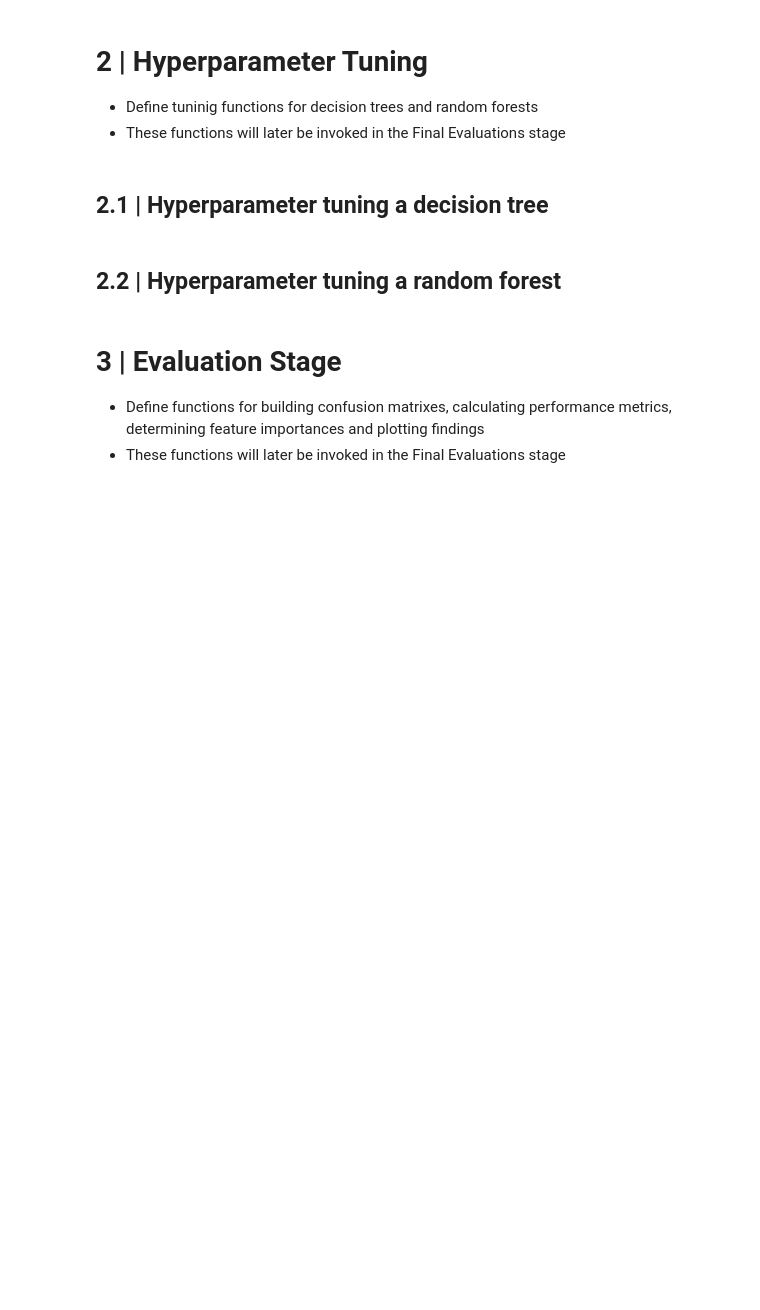
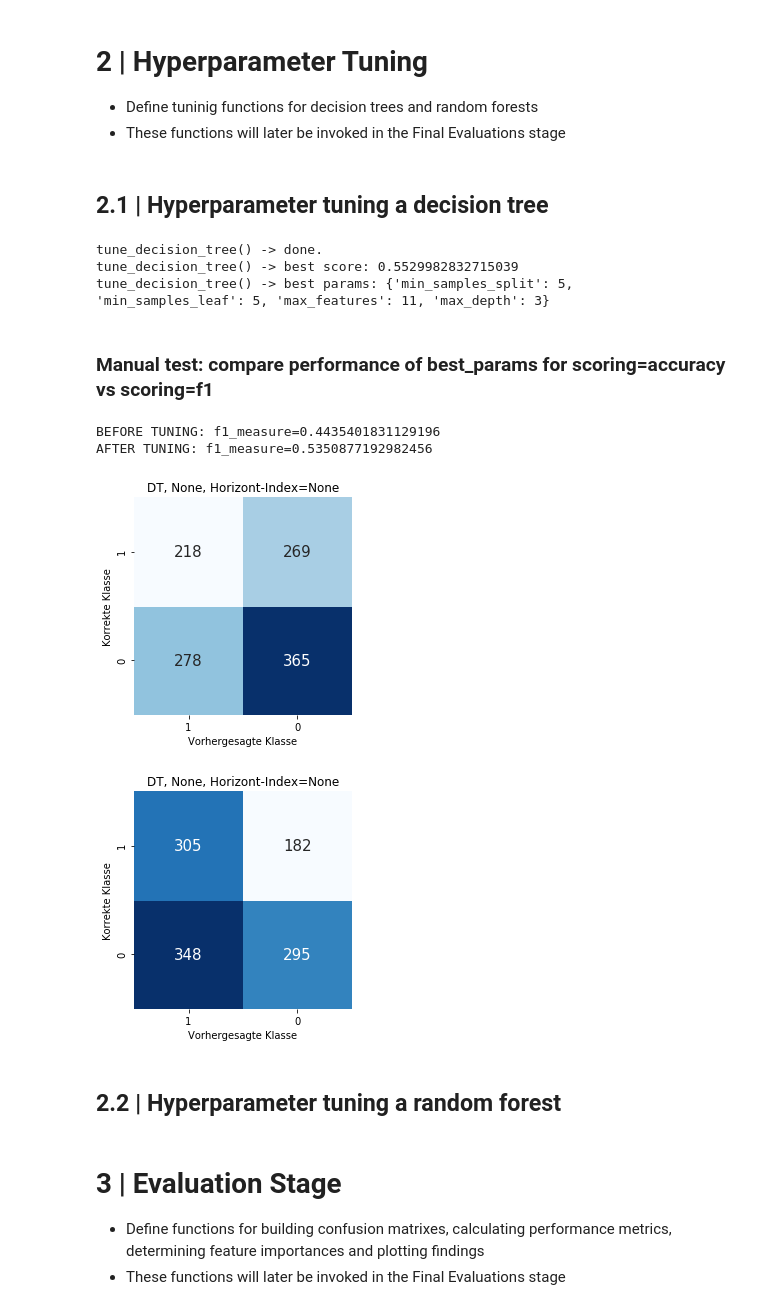
Before and after one commit to feschu/BSc-Thesis-ML, a Jupyter notebook: Evaluation of DT and RF Classifiers in the Financial Domain.ipynb, the cells around one changed output. Saved outputs shown, nothing was run; the diff lists cells and outputs as text; code cells hidden in the pictures; blank space fills up the shorter version.

Commit message:
Adjusted hyperparameter tuning methods to use f1 and TSCV to determine optimal values

```diff
--- a/Evaluation of DT and RF Classifiers in the Financial Domain.ipynb
+++ b/Evaluation of DT and RF Classifiers in the Financial Domain.ipynb
@@ -308,10 +308,32 @@ def tune_decision_tree(dt, X, y):
 
     return grid_search.best_estimator_
 # %%
-# stock_ticker, X_train, X_test, y_train, y_test = generate_train_test_data(AAPL_DATA, horizon_index=2, train_size=1)
-# clf = DecisionTreeClassifier(random_state=RANDOM_SEED)
-# dt_new = tune_decision_tree(clf, X_train, y_train)
+stock_ticker, X_train, X_test, y_train, y_test = generate_train_test_data(AAPL_DATA, horizon_index=2, train_size=1)
+clf = DecisionTreeClassifier(random_state=RANDOM_SEED)
+dt_new = tune_decision_tree(clf, X_train, y_train)
 # print("dt_new ist: " + str(dt_new))
+# %% [output]
+tune_decision_tree() -> done.
+tune_decision_tree() -> best score: 0.5529982832715039
+tune_decision_tree() -> best params: {'min_samples_split': 5, 'min_samples_leaf': 5, 'max_features': 11, 'max_depth': 3}
+# %% [markdown]
+### Manual test: compare performance of best_params for scoring=accuracy vs scoring=f1
+# %%
+stock_ticker, X_train, X_test, y_train, y_test = generate_train_test_data(XRX_DATA, horizon_index=4, train_size=1)
+clf = DecisionTreeClassifier(random_state=RANDOM_SEED)
+
+y_act, y_pred = apply_tscv(clf, X_train, y_train, return_predictions=True, tuning=False)
+precision, recall, f1_measure = calculate_confusion_metrics(y_act, y_pred)
+print("BEFORE TUNING: f1_measure=" + str(f1_measure))
+
+y_act, y_pred = apply_tscv(clf, X_train, y_train, return_predictions=True, tuning=True)
+precision, recall, f1_measure = calculate_confusion_metrics(y_act, y_pred)
+print("AFTER TUNING: f1_measure=" + str(f1_measure))
+# %% [output]
+BEFORE TUNING: f1_measure=0.4435401831129196
+AFTER TUNING: f1_measure=0.5350877192982456
+[figure, added]
+[figure, added]
 # %% [markdown]
 ## 2.2 | Hyperparameter tuning a random forest
 # %%
```
Also changed, not shown: parts of 12 cells of this notebook.
